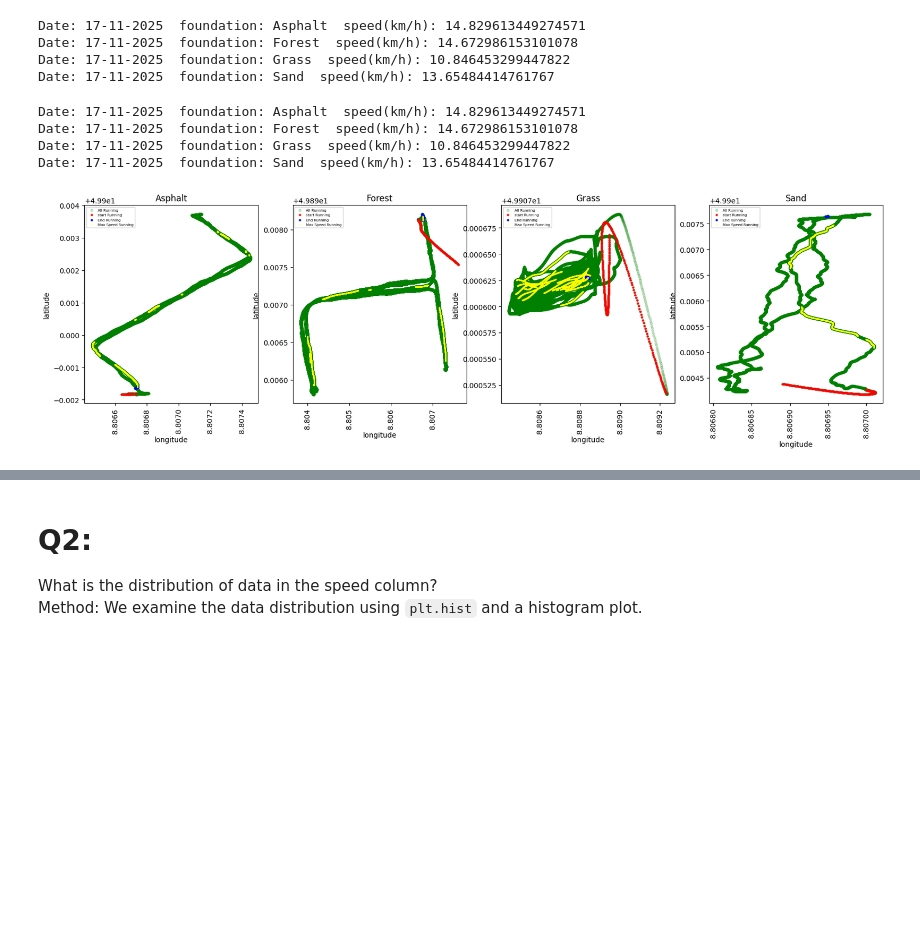
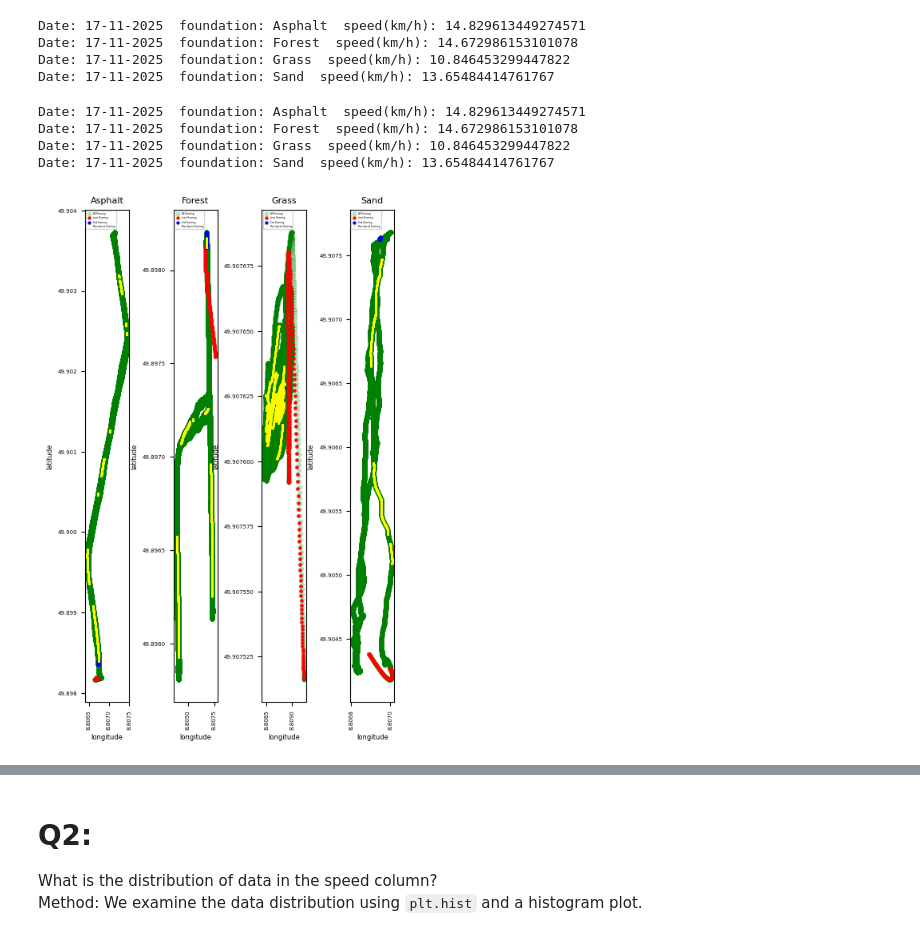
Before and after one commit to Mohsenmohebbi1993/Biomechanik, a Jupyter notebook: notebooks/3. Analysis Foot HeartRate GPX.ipynb, the cells around one changed output, grey strips where cells are left out. Cells and saved outputs as stored; diff of their text form; code cells hidden in the pictures; blank space fills up the shorter version.

Commit message:
scale of plot q1

```diff
--- a/notebooks/3. Analysis Foot HeartRate GPX.ipynb
+++ b/notebooks/3. Analysis Foot HeartRate GPX.ipynb
@@ -120,7 +120,8 @@ Date: 17-11-2025  foundation: Sand  speed(km/h): 13.65484414761767
 # %%
 name_17 =  [name_of_dataframe[i] for i in [0, 1, 3, 4]]
 loc_plot = 1
-plt.figure(figsize=(20,5))
+plt.figure(figsize=(5,8))
+plt.subplots_adjust(wspace=1.0)
 for i in name_17:
     df = globals()[i].copy()
     df_first = df.dropna(subset=["latitude", "longitude"]).head(300).copy()
@@ -144,11 +145,14 @@ for i in name_17:
     mead_speed = top_df["Speed (km/h)"].mean()
     print(f"Date: {df["value"].iloc[2]}  foundation: {df["foundation"].iloc[0]}  speed(km/h): {mead_speed}")
     loc_plot+=1
-    plt.xlabel("longitude")
-    plt.xticks(rotation=90)
-    plt.ylabel("latitude")
-    plt.title(f"{df["foundation"].iloc[0]}")
-    plt.legend(loc='upper left', fontsize=5)
+    plt.xlabel("longitude", fontsize=6)
+    plt.xticks(rotation=90, fontsize=5)
+    plt.ylabel("latitude", fontsize=6)
+    plt.yticks(fontsize=5)
+    ax = plt.gca()
+    ax.ticklabel_format(useOffset=False, style='plain')
+    plt.title(f"{df["foundation"].iloc[0]}", fontsize=8)
+    plt.legend(loc='upper left', fontsize=2)
 
 
 
@@ -156,31 +160,31 @@ for i in name_17:
 
 
 
 
 # df = globals()[name_17[0]].copy()
 # df_first = df.dropna(subset=["latitude", "longitude"]).head(1000).copy()
 # df_end = df.dropna(subset=["latitude", "longitude"]).tail(1000).copy()
 
 # plt.figure(figsize=(20,10))
 # plt.subplot(2,2,1)
 # plt.scatter(df["longitude"], df["latitude"],
 #             s=10, color="green", alpha=0.2, linestyle='-')
 
 # plt.scatter(df_first["longitude"], df_first["latitude"],
 #             s=5, color="red", alpha=0.9, linestyle='-')
 
 # plt.scatter(df_end["longitude"], df_end["latitude"],
 #             s=5, color="blue", alpha=0.9, linestyle='-')
 
 # top = 0.10
 # sorted_df_speed = df.sort_values(by="Speed (km/h)", ascending=False)
 # top_df = sorted_speeds.head(int(len(sorted_speeds) * top))
 
 # plt.scatter(top_df["longitude"], top_df["latitude"],
 #             s=1, color="yellow", alpha=0.05, linestyle='-')
 # %% [output]
 Date: 17-11-2025  foundation: Asphalt  speed(km/h): 14.829613449274571
 Date: 17-11-2025  foundation: Forest  speed(km/h): 14.672986153101078
 Date: 17-11-2025  foundation: Grass  speed(km/h): 10.846453299447822
 Date: 17-11-2025  foundation: Sand  speed(km/h): 13.65484414761767
-[figure, old version]
+[figure, new version]
```
Also changed, not shown: parts of 1 cell of this notebook.
